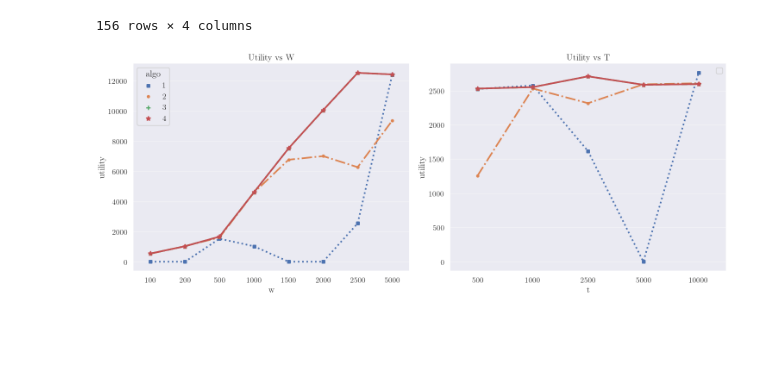
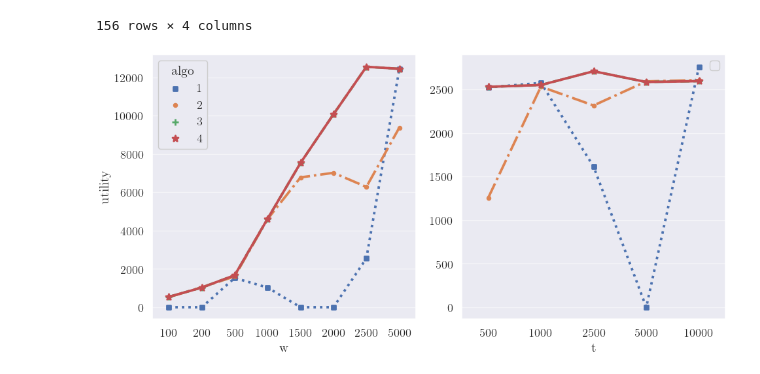
Before and after one commit to DURUII/Paper-SpatialCrowdsourcing-GOMA, a Jupyter notebook: extras/main.ipynb, the cells around one changed output. Drawn from its saved outputs; the diff is of its cells as text; code cells hidden in the pictures; blank space fills up the shorter version.

```diff
--- a/extras/main.ipynb
+++ b/extras/main.ipynb
@@ -601,13 +601,14 @@ import scienceplots
 import matplotlib.pyplot as plt
 import seaborn as sns
 import matplotlib
+import pandas as pd
 
 %matplotlib inline
 
-plt.style.use(['fivethirtyeight', 'science', 'grid'])
+plt.style.use(['science', 'grid'])
 pd.plotting.register_matplotlib_converters()
-sns.set_style("whitegrid")
-sns.set_palette("RdBu")
+# sns.set_style("whitegrid")
+# sns.set_palette("RdBu")
 sns.set(
     rc={'text.usetex': True},
     font="serif",
@@ -632,19 +633,18 @@ df
 | 155 | 4 | 500 | 2500 | 159.236036 |
 156 rows × 4 columns
 # %%
-fig, axes = plt.subplots(1, 2, figsize=(15, 6))
+fig, axes = plt.subplots(1, 2, figsize=(10, 5))
 
 sns.pointplot(data=df, x='w', y='utility', hue='algo', ax=axes[0], errorbar=None,
               markers=[(4, 0, 45), '.', '+', '*'],
               linestyles=['dotted', 'dashdot', 'dashed', 'solid'])
 sns.pointplot(data=df, x='t', y='utility', hue='algo', ax=axes[1], errorbar=None,
               markers=[(4, 0, 45), '.', '+', '*'],
               linestyles=['dotted', 'dashdot', 'dashed', 'solid'])
 
 axes[1].legend('')
-axes[0].set_title('Utility vs W')
-axes[1].set_title('Utility vs T')
+axes[1].set_ylabel('')
 plt.tight_layout()
 plt.savefig("main.pdf", format='pdf')
 # %% [output]
-[figure, old version]
+[figure, new version]
```
